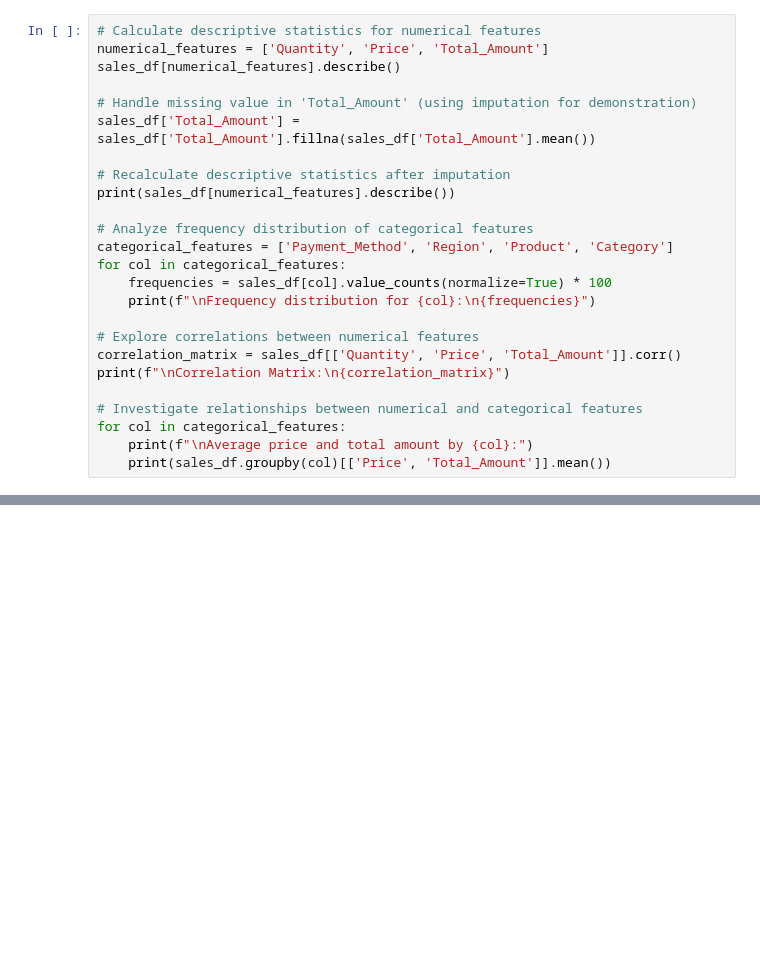
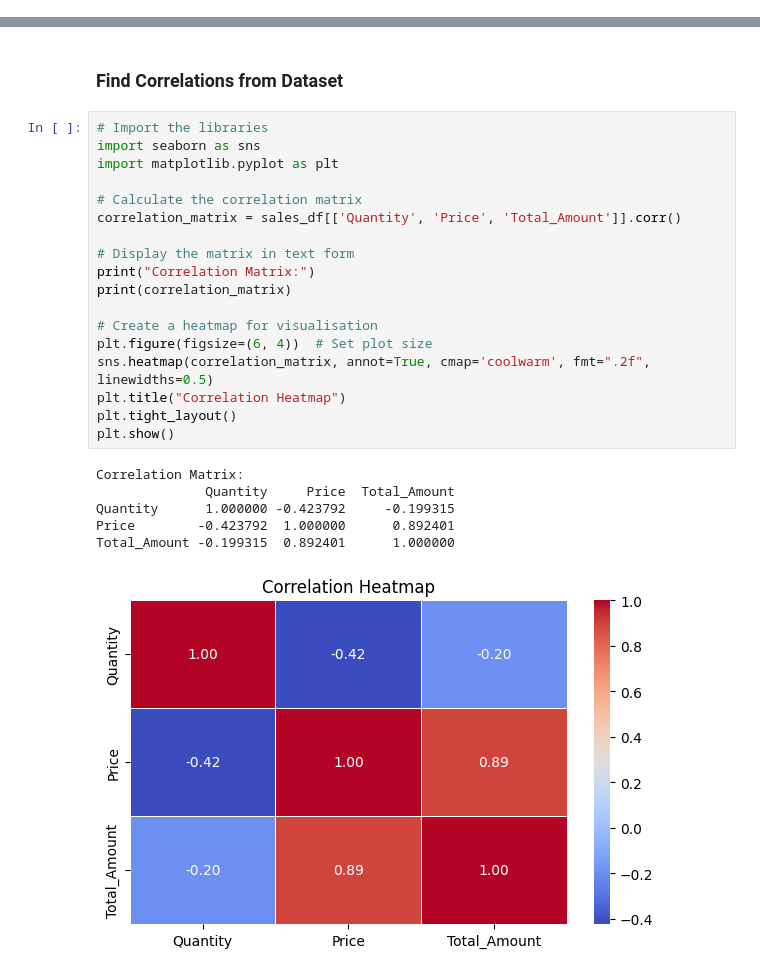
Before and after one commit to Msuban1/Msuban1.github.io, a Jupyter notebook: WEEK_1_Project_(Exploring_dataset).ipynb, the cells around one changed output, grey strips where cells are left out. Saved outputs shown, nothing was run; the diff lists cells and outputs as text; blank space fills up the shorter version.

```diff
--- a/WEEK_1_Project_(Exploring_dataset).ipynb
+++ b/WEEK_1_Project_(Exploring_dataset).ipynb
@@ -154,25 +99,0 @@ Calculate descriptive statistics for numerical features, analyze categorical fea
-# %%
-# Calculate descriptive statistics for numerical features
-numerical_features = ['Quantity', 'Price', 'Total_Amount']
-sales_df[numerical_features].describe()
-
-# Handle missing value in 'Total_Amount' (using imputation for demonstration)
-sales_df['Total_Amount'] = sales_df['Total_Amount'].fillna(sales_df['Total_Amount'].mean())
-
-# Recalculate descriptive statistics after imputation
-print(sales_df[numerical_features].describe())
-
-# Analyze frequency distribution of categorical features
-categorical_features = ['Payment_Method', 'Region', 'Product', 'Category']
-for col in categorical_features:
-    frequencies = sales_df[col].value_counts(normalize=True) * 100
-    print(f"\nFrequency distribution for {col}:\n{frequencies}")
-
-# Explore correlations between numerical features
-correlation_matrix = sales_df[['Quantity', 'Price', 'Total_Amount']].corr()
-print(f"\nCorrelation Matrix:\n{correlation_matrix}")
-
-# Investigate relationships between numerical and categorical features
-for col in categorical_features:
-    print(f"\nAverage price and total amount by {col}:")
-    print(sales_df.groupby(col)[['Price', 'Total_Amount']].mean())
@@ -214,0 +136,27 @@ There were no explicit questions in the task description. However, the analysis
+# %% [markdown]
+### **Find Correlations from Dataset**
+# %%
+# Import the libraries
+import seaborn as sns
+import matplotlib.pyplot as plt
+
+# Calculate the correlation matrix
+correlation_matrix = sales_df[['Quantity', 'Price', 'Total_Amount']].corr()
+
+# Display the matrix in text form
+print("Correlation Matrix:")
+print(correlation_matrix)
+
+# Create a heatmap for visualisation
+plt.figure(figsize=(6, 4))  # Set plot size
+sns.heatmap(correlation_matrix, annot=True, cmap='coolwarm', fmt=".2f", linewidths=0.5)
+plt.title("Correlation Heatmap")
+plt.tight_layout()
+plt.show()
+# %% [output]
+Correlation Matrix:
+              Quantity     Price  Total_Amount
+Quantity      1.000000 -0.423792     -0.199315
+Price        -0.423792  1.000000      0.892401
+Total_Amount -0.199315  0.892401      1.000000
+[figure, added]
```
Also changed, not shown: parts of 17 cells of this notebook.
